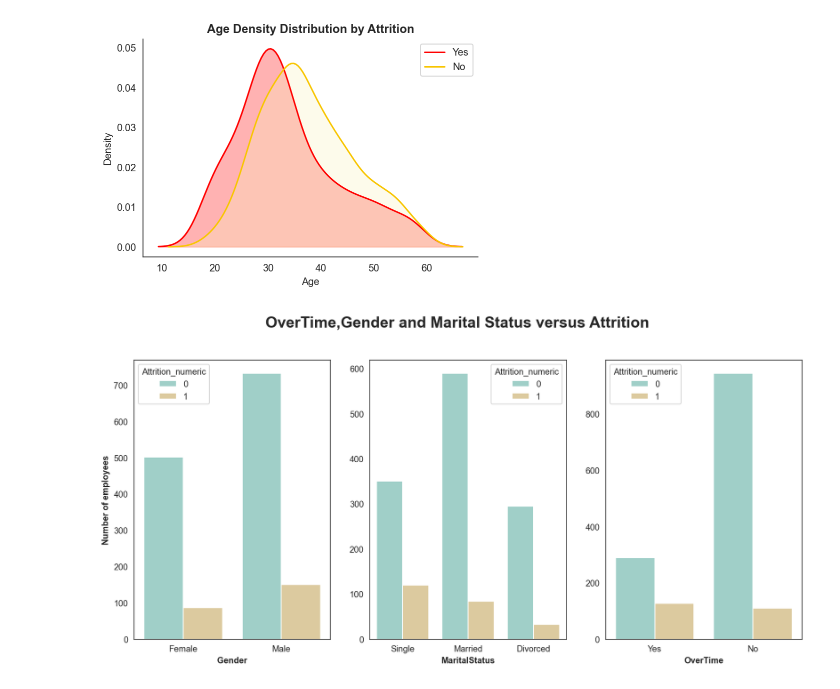
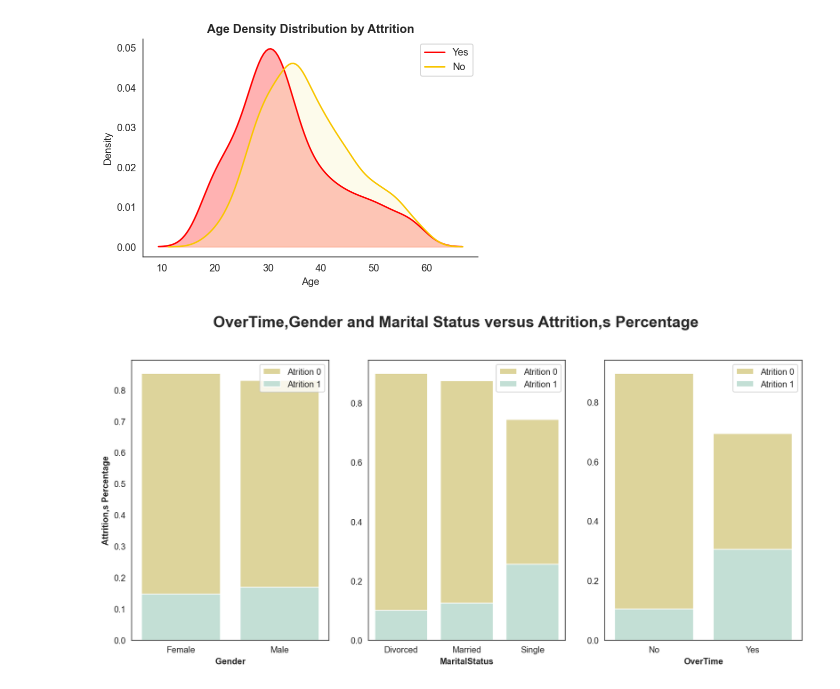
Before and after one commit to gonzalo71/TestGit, a Jupyter notebook: IBM_HR_Analytics_Employee.ipynb, the cells around one changed output. Drawn from its saved outputs; the diff is of its cells as text; code cells hidden in the pictures.

```diff
--- a/IBM_HR_Analytics_Employee.ipynb
+++ b/IBM_HR_Analytics_Employee.ipynb
@@ -272,17 +304,20 @@ plt.show(block=False)
 # %%
 # marital status and gender
 plt.figure(figsize=(14,6))
-plt.suptitle('OverTime,Gender and Marital Status versus Attrition',fontweight="bold",fontsize=18,y=1.0)
+plt.suptitle('OverTime,Gender and Marital Status versus Attrition,s Percentage',fontweight="bold",fontsize=18,y=1.0)
 
 for i,column in enumerate(["Gender","MaritalStatus","OverTime"],1):
+    group =df.groupby(column)["Attrition_numeric"].value_counts(normalize=True).to_frame().unstack()
+
     plt.subplot(1, 3,i)
-    g = sns.countplot(x=f"{column}", hue='Attrition_numeric', data=df,palette='BrBG_r')
-    plt.ylabel("",fontweight="bold")
+    sns.barplot(x=group.index,y=('Attrition_numeric', 0),data=group,color="#E8DC90",label="Atrition 0")
+    sns.barplot(x=group.index,y=('Attrition_numeric', 1),data=group,color="#BEE4D7",label="Atrition 1")
+    if i == 1:
+        plt.ylabel("Attrition,s Percentage",fontweight="bold")
+    else:
+        plt.ylabel("",fontweight="bold")
     plt.xlabel(column,fontweight="bold")
+    plt.legend()
     plt.grid(False)
-    if i == 1:
-        g.set(ylabel="Number of employees")
-    else:
-        g.set(ylabel="")
 # %% [output]
-[figure, old version]
+[figure, new version]
```
Also changed, not shown: parts of 47 cells of this notebook.
